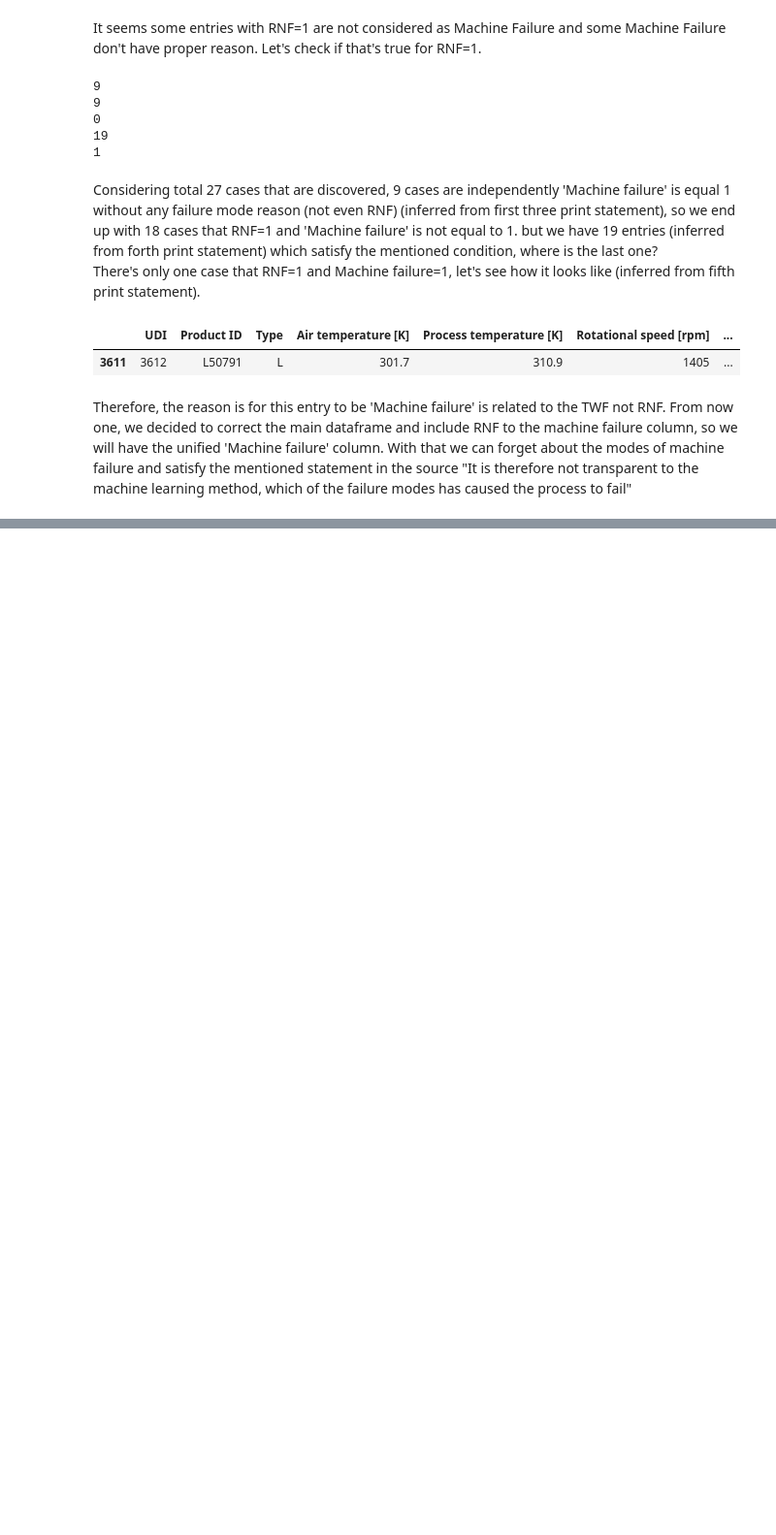
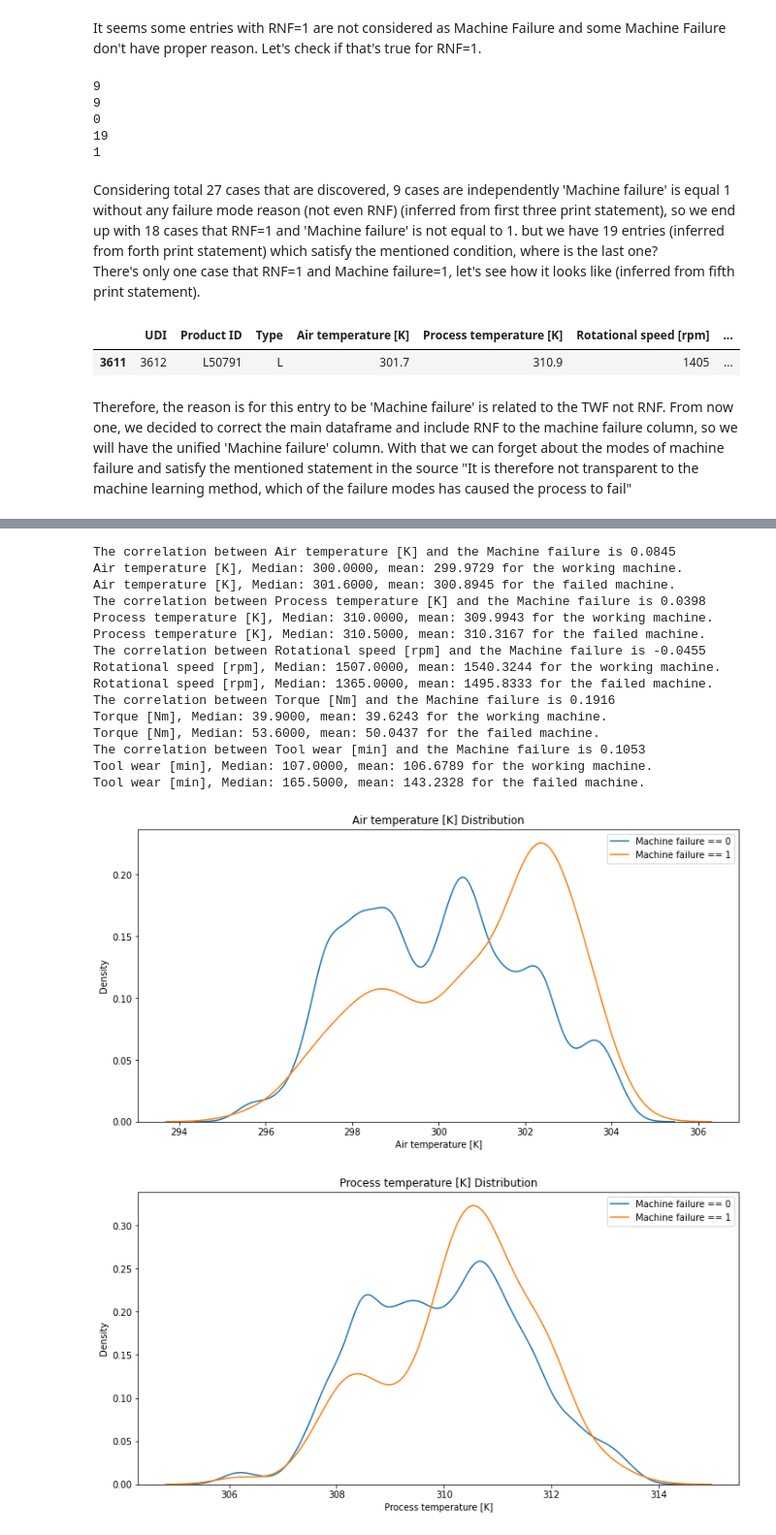
Before and after one commit to KayhanB21/AI4I-2020-predictive-maintenance, a Jupyter notebook: feature-evaluation.ipynb, the cells around one changed output, grey strips where cells are left out. Shown: that part at 97% size. Cells and saved outputs as stored; diff of their text form; code cells hidden in the pictures; blank space fills up the shorter version.

```diff
--- a/feature-evaluation.ipynb
+++ b/feature-evaluation.ipynb
@@ -242,3 +244,6 @@ Therefore, the reason is for this entry to be 'Machine failure' is related to th
 the main dataframe and include RNF to the machine failure column, so we will have the unified 'Machine failure' column.
 With that we can forget about the modes of machine failure and satisfy the mentioned statement in the source "It is therefore not
 transparent to the machine learning method, which of the failure modes has caused the process to fail"
+# %%
+df['Machine failure'] = (df["TWF"] + df["HDF"] + df["PWF"] + df["OSF"] + df["RNF"]).apply(lambda x: 1 if x >= 1 else 0)
+(df["TWF"] + df["HDF"] + df["PWF"] + df["OSF"] + df["RNF"]).apply(lambda x: 1 if x >= 1 else 0).equals(df['Machine failure'])
@@ -244,0 +261,3 @@ transparent to the machine learning method, which of the failure modes has cause
+# %%
+df['Product Var'] = df['Product ID'].str[1:].astype(int)
+df.head()
@@ -244,0 +328,38 @@ transparent to the machine learning method, which of the failure modes has cause
+# %%
+plot_kde(var_col_name = 'Air temperature [K]',
+         target_col_name = 'Machine failure',
+         df_plot = df)
+
+plot_kde(var_col_name = 'Process temperature [K]',
+         target_col_name = 'Machine failure',
+         df_plot = df)
+
+plot_kde(var_col_name = 'Rotational speed [rpm]',
+         target_col_name = 'Machine failure',
+         df_plot = df)
+
+plot_kde(var_col_name = 'Torque [Nm]',
+         target_col_name = 'Machine failure',
+         df_plot = df)
+
+plot_kde(var_col_name = 'Tool wear [min]',
+         target_col_name = 'Machine failure',
+         df_plot = df)
+# %% [output]
+The correlation between Air temperature [K] and the Machine failure is 0.0845
+Air temperature [K], Median: 300.0000, mean: 299.9729 for the working machine.
+Air temperature [K], Median: 301.6000, mean: 300.8945 for the failed machine.
+The correlation between Process temperature [K] and the Machine failure is 0.0398
+Process temperature [K], Median: 310.0000, mean: 309.9943 for the working machine.
+Process temperature [K], Median: 310.5000, mean: 310.3167 for the failed machine.
+The correlation between Rotational speed [rpm] and the Machine failure is -0.0455
+Rotational speed [rpm], Median: 1507.0000, mean: 1540.3244 for the working machine.
+Rotational speed [rpm], Median: 1365.0000, mean: 1495.8333 for the failed machine.
+The correlation between Torque [Nm] and the Machine failure is 0.1916
+Torque [Nm], Median: 39.9000, mean: 39.6243 for the working machine.
+Torque [Nm], Median: 53.6000, mean: 50.0437 for the failed machine.
+The correlation between Tool wear [min] and the Machine failure is 0.1053
+Tool wear [min], Median: 107.0000, mean: 106.6789 for the working machine.
+Tool wear [min], Median: 165.5000, mean: 143.2328 for the failed machine.
+[figure, added]
+[figure, added]
```
Also changed, not shown: parts of 21 cells of this notebook, 3 other files.
